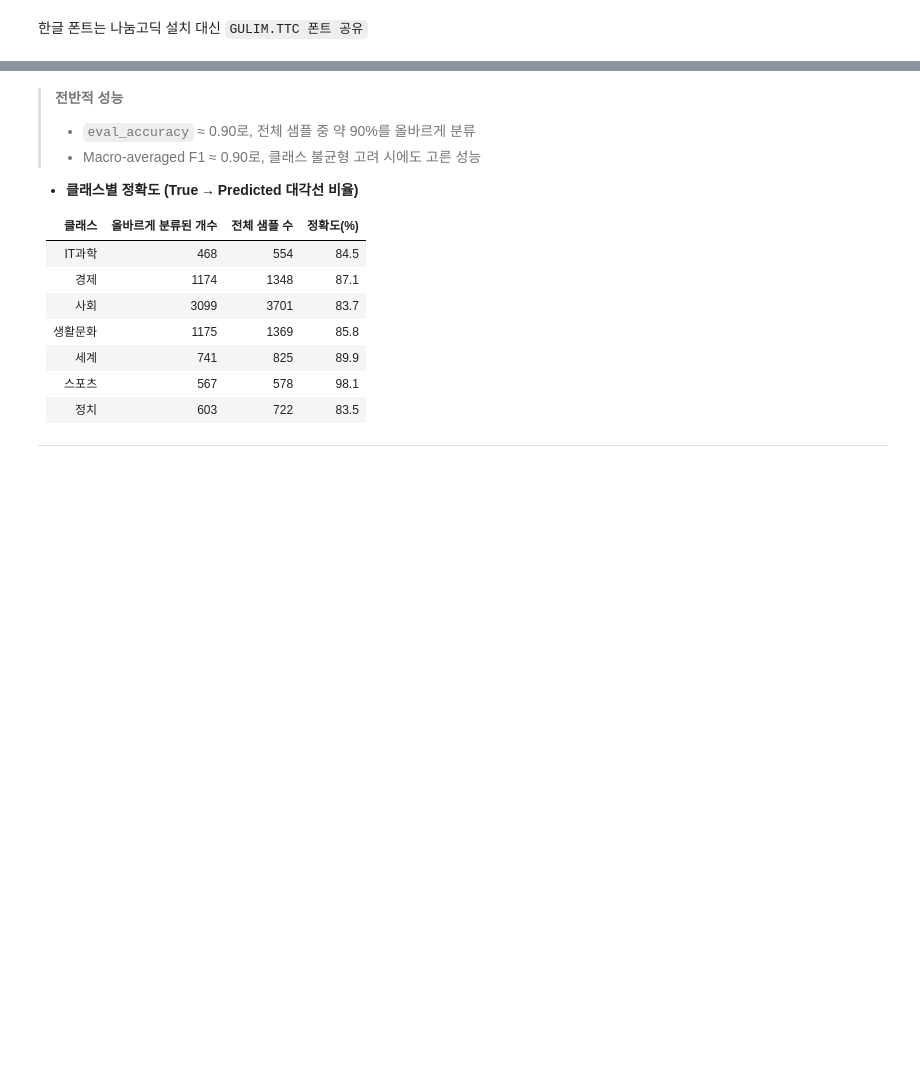
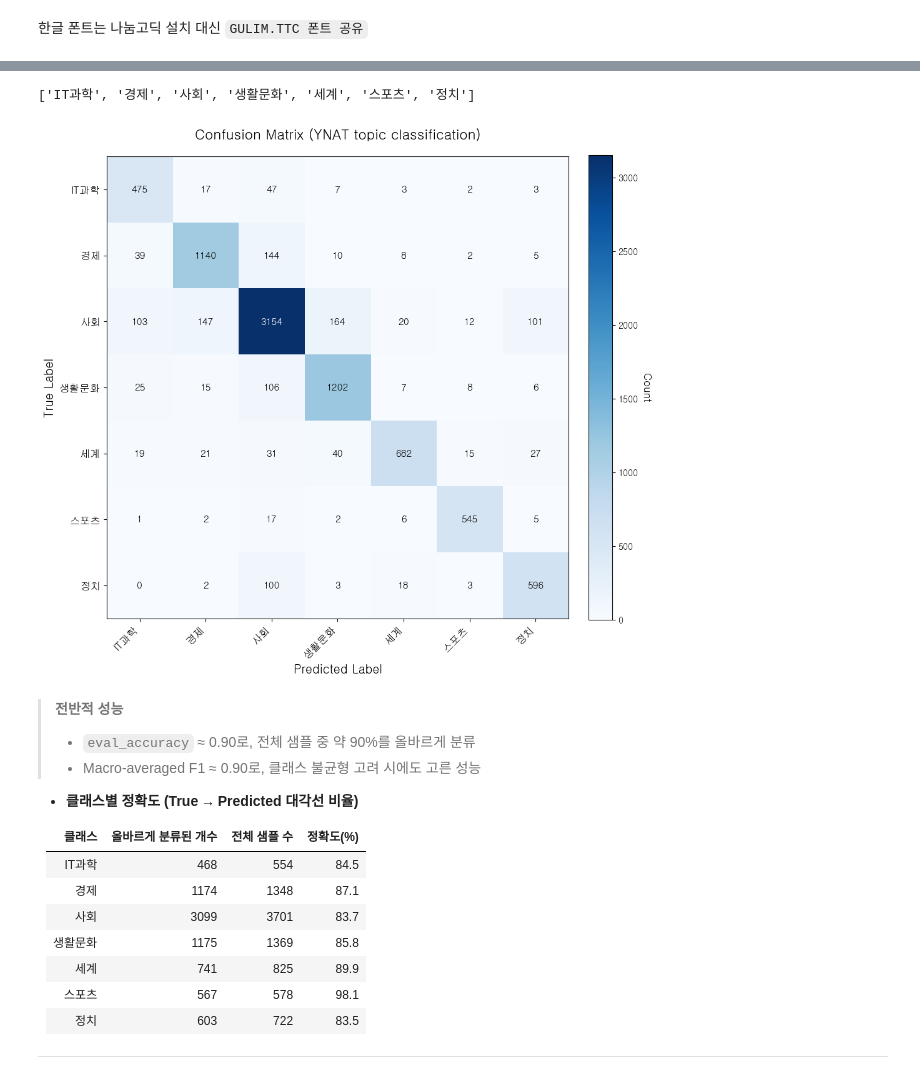
Before and after one commit to DongYeon-cloud/DL_Study, a Jupyter notebook: ex09_Hugging Face Model_FineTuning (FineTuning 기반)_배포용.ipynb, the cells around one changed output, grey strips where cells are left out. Saved outputs shown, nothing was run; the diff lists cells and outputs as text; code cells hidden in the pictures; blank space fills up the shorter version.

```diff
--- a/ex09_Hugging Face Model_FineTuning (FineTuning 기반)_배포용.ipynb
+++ b/ex09_Hugging Face Model_FineTuning (FineTuning 기반)_배포용.ipynb
@@ -664,0 +726,4 @@ pred_results
+# %%
+# 실제 정답 추출
+y_true = pred_results.label_ids
+y_true
@@ -664,0 +732,4 @@ pred_results
+# %%
+# 예측 레이블 생성
+y_pred = np.argmax(pred_results.predictions, axis = 1)
+y_pred
@@ -664,0 +738,4 @@ pred_results
+# %%
+# 혼동행렬 생성
+cm = confusion_matrix(y_true, y_pred)
+cm
@@ -669,3 +779,60 @@ pred_results
+# %%
+# 레이블 이름 리스트 설정
+label_names = list(model.config.label2id.keys())
+label_names
+# %% [output]
+['IT과학', '경제', '사회', '생활문화', '세계', '스포츠', '정치']
+# %%
+# Figure & Axes(그래프 그릴 영역) 생성
+fig, ax = plt.subplots(figsize=(10, 10)) # 전체 그림 크기를 10×10인치로 지정
+
+# 혼동행렬 시각화
+# ax.imshow: 2D 배열(혼돈행렬)을 컬러맵으로 시각화
+im = ax.imshow(cm, cmap='Blues') # 파란색 계열 색상표 사용
+
+# 컬러바 추가
+cbar = fig.colorbar(
+    im,               # 시각화된 이미지 객체
+    ax = ax,          # 컬러바를 붙일 Axes 지정
+    fraction = 0.046, # 컬러바 너비 조절
+    pad = 0.04        # 컬러바 간격 조절
+)
+
+# 컬러바 축의 레이블 설정
+cbar.ax.set_ylabel(
+    'Count',        # 레이블 텍스트
+    rotation = -90, # 레이블 세로 방향으로 회전
+    va = "bottom",  # 수직 정렬을 아래쪽으로
+    fontsize = 12   # 글자 크기
+)
+
+# 눈금 위치 및 레이블 설정
+n = len(label_names)                # 레이블 개수
+ax.set_xticks(np.arange(n)) # 눈금(tick) 위치를 0..n-1로 지정
+ax.set_yticks(np.arange(n)) # 눈금(tick) 위치를 0..n-1로 지정
+
+# 눈금에 표시할 텍스트 지정
+ax.set_xticklabels(label_names, rotation = 45, ha = "right", fontsize = 12) # X축 레이블 45도 회전, 수평 정렬을 오른쪽으로, 글자 크기 12
+ax.set_yticklabels(label_names, fontsize = 12)
+
+# 축 제목 및 메인 타이틀
+ax.set_xlabel("Predicted Label", fontsize=14)
+ax.set_ylabel("True Label", fontsize=14)
+ax.set_title("Confusion Matrix (YNAT topic classification)", fontsize = 16, pad = 20) # 전체 그래프 제목 설정
+                                                                                      # pad : 제목과 그래프 사이 여백(px)
+
+# 각 셀에 값 표시
+threshold = cm.max() / 2                                     # 셀 색 대비가 어두운지 밝은지 판단 기준
+for i in range(n):
+    for j in range(n):
+        color = "white" if cm[i, j] > threshold else "black" # 셀 값이 threshold 이상이면 흰색 텍스트, 아니면 검정색
+        ax.text(j, i, cm[i, j], ha = "center", va = "center", color = color, fontsize = 11) # ha, va: 수평·수직 정렬 방식
+
+# 레이아웃 자동 조정 & 출력
+plt.tight_layout() # 여백을 자동으로 조절해 레이블 겹침 방지
+plt.show()
+# %% [output]
+[figure, added]
 # %% [markdown]
 > **전반적 성능**
 > - `eval_accuracy` ≈ 0.90로, 전체 샘플 중 약 90%를 올바르게 분류
```
Also changed, not shown: parts of 17 cells of this notebook, 8 other files.
